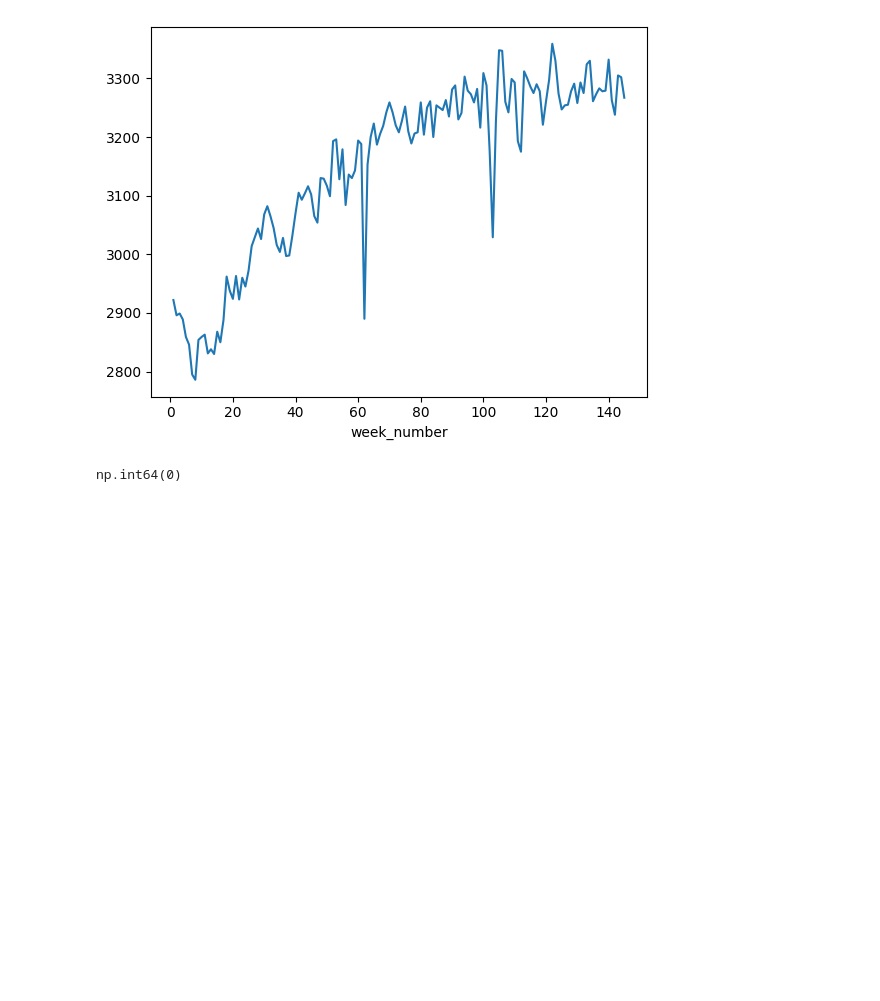
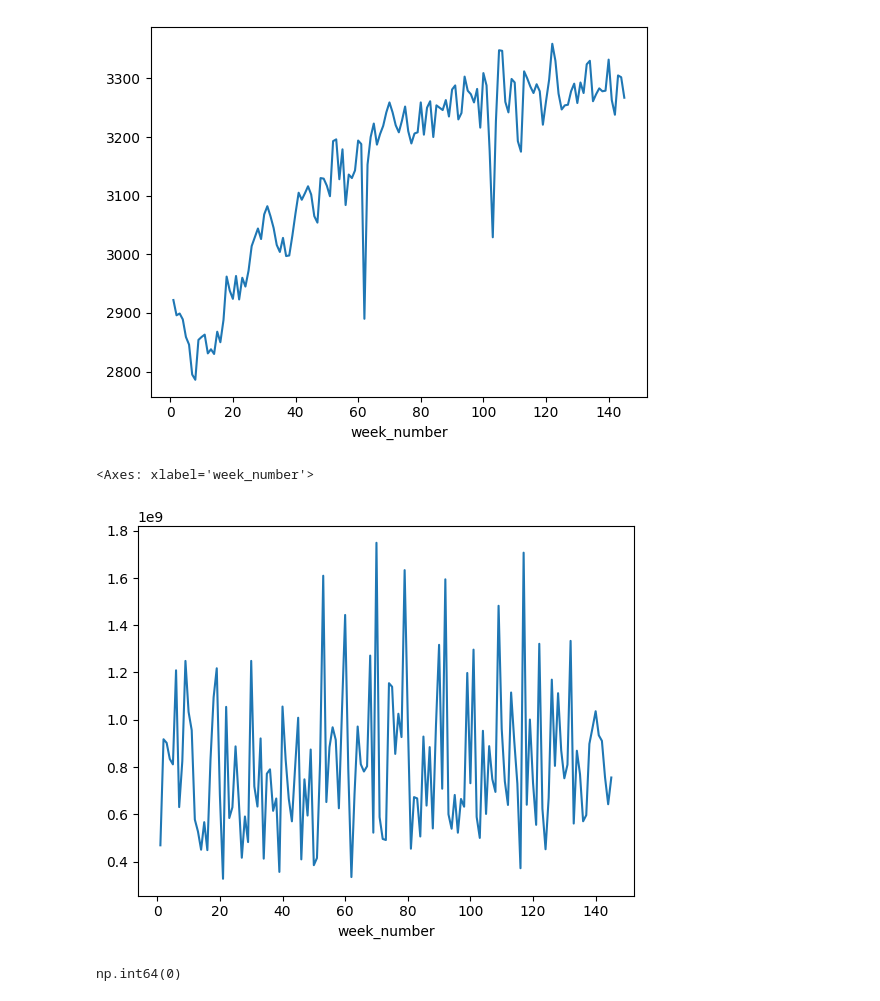
Before and after one commit to zazencodes/ml-quest-1-demand-forecasting, a Jupyter notebook: notebooks/1_explore_clean.ipynb, the cells around one changed output. Saved outputs shown, nothing was run; the diff lists cells and outputs as text; code cells hidden in the pictures; blank space fills up the shorter version.

```diff
--- a/notebooks/1_explore_clean.ipynb
+++ b/notebooks/1_explore_clean.ipynb
@@ -273,6 +318,11 @@ df.week_number.value_counts().sort_index().plot()
 # %% [output]
 <Axes: xlabel='week_number'>
 [figure]
+# %%
+df.groupby("week_number").num_orders.sum().plot()
+# %% [output]
+<Axes: xlabel='week_number'>
+[figure, added]
 # %%
 (df.base_price < 0).sum()
 # %% [output]
```
Also changed, not shown: parts of 29 cells of this notebook, 18 other files.
